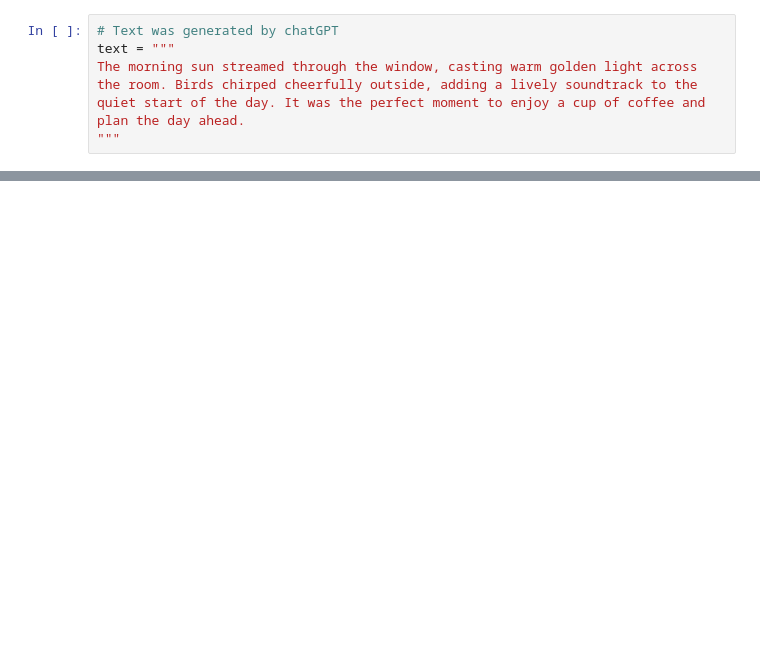
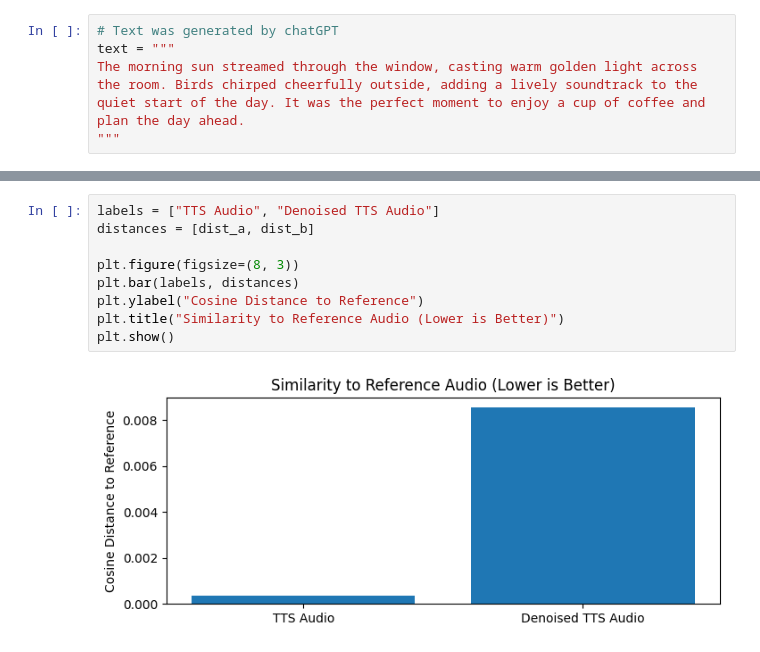
Before and after one commit to chlovec/e89vos, a Jupyter notebook: e89_final_proj_voice_synthesis.ipynb, the cells around one changed output, grey strips where cells are left out. Cells and saved outputs as stored; diff of their text form; blank space fills up the shorter version.

```diff
--- a/e89_final_proj_voice_synthesis.ipynb
+++ b/e89_final_proj_voice_synthesis.ipynb
@@ -106,0 +226,11 @@ Audio(denoised_file_path)
+# %%
+labels = ["TTS Audio", "Denoised TTS Audio"]
+distances = [dist_a, dist_b]
+
+plt.figure(figsize=(8, 3))
+plt.bar(labels, distances)
+plt.ylabel("Cosine Distance to Reference")
+plt.title("Similarity to Reference Audio (Lower is Better)")
+plt.show()
+# %% [output]
+[figure, added]
```
Also changed, not shown: parts of 26 cells of this notebook.
